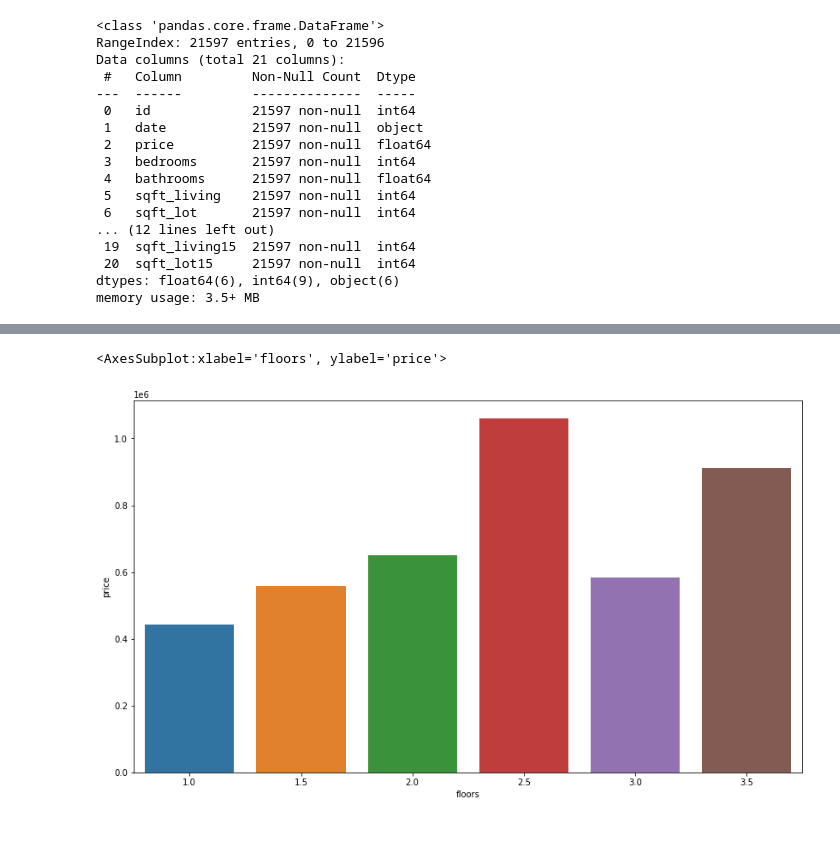
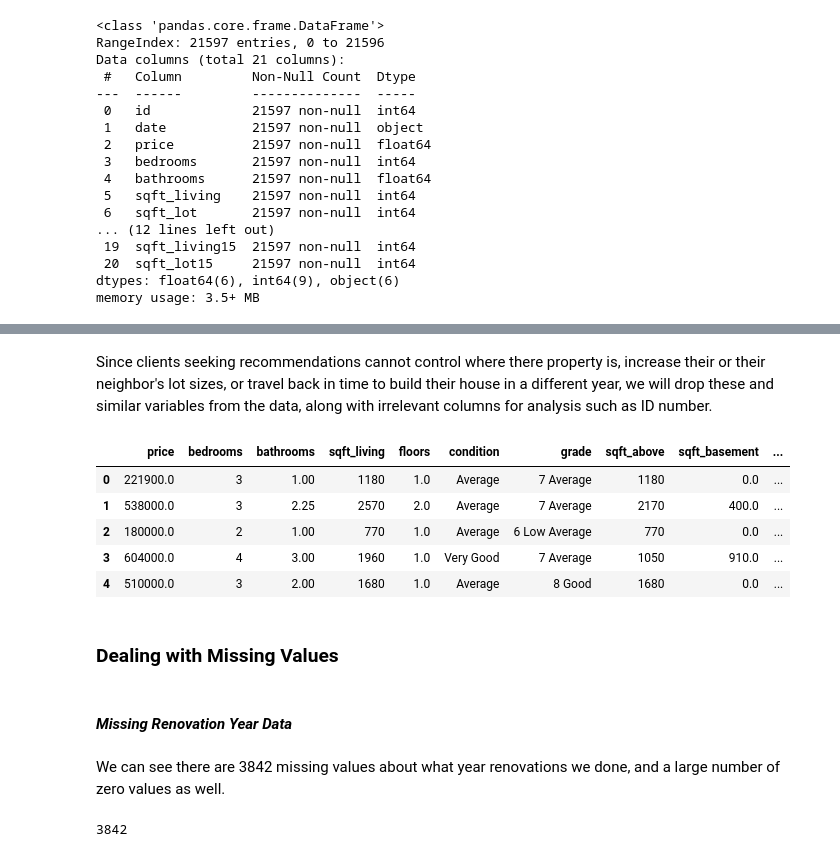
Before and after one commit to nonlocal-lia/King-County-Housing-Analysis, a Jupyter notebook: eda_notebook.ipynb, the cells around one changed output, grey strips where cells are left out. Drawn from its saved outputs; the diff is of its cells as text; code cells hidden in the pictures.

```diff
--- a/eda_notebook.ipynb
+++ b/eda_notebook.ipynb
@@ -172,2 +44,0 @@ sns.barplot(x=grade['grade'], y=grade['price'])
-# %%
-data['grade'] = data['grade'].map(lambda x: int(x.split()[0]))
@@ -301,6 +45,24 @@ floors
-# %%
-fig, ax =plt.subplots(figsize=(14,8))
-sns.barplot(x=floors.index, y=floors['price'])
-# %% [output]
-<AxesSubplot:xlabel='floors', ylabel='price'>
-[figure, removed]
+# %% [markdown]
+Since clients seeking recommendations cannot control where there property is, increase their or their neighbor's lot sizes, or travel back in time to build their house in a different year, we will drop these and similar variables from the data, along with irrelevant columns for analysis such as ID number.
+# %%
+irrelevant = ['id', 'date', 'sqft_lot', 'waterfront', 'view', 'yr_built', 'zipcode', 'lat', 'long', 'sqft_living15', 'sqft_lot15']
+relevant = data.drop(columns=irrelevant)
+# %%
+relevant.head()
+# %% [output]
+|  | price | bedrooms | bathrooms | sqft_living | floors | condition | grade | sqft_above | sqft_basement | ... |
+| 0 | 221900.0 | 3 | 1.00 | 1180 | 1.0 | Average | 7 Average | 1180 | 0.0 | ... |
+| 1 | 538000.0 | 3 | 2.25 | 2570 | 2.0 | Average | 7 Average | 2170 | 400.0 | ... |
+| 2 | 180000.0 | 2 | 1.00 | 770 | 1.0 | Average | 6 Low Average | 770 | 0.0 | ... |
+| 3 | 604000.0 | 4 | 3.00 | 1960 | 1.0 | Very Good | 7 Average | 1050 | 910.0 | ... |
+| 4 | 510000.0 | 3 | 2.00 | 1680 | 1.0 | Average | 8 Good | 1680 | 0.0 | ... |
+# %% [markdown]
+### Dealing with Missing Values
+# %% [markdown]
+#### *Missing Renovation Year Data*
+# %% [markdown]
+We can see there are 3842 missing values about what year renovations we done, and a large number of zero values as well.
+# %%
+relevant['yr_renovated'].isna().sum()
+# %% [output]
+3842
```
Also changed, not shown: parts of 86 cells of this notebook, 2 other files.
